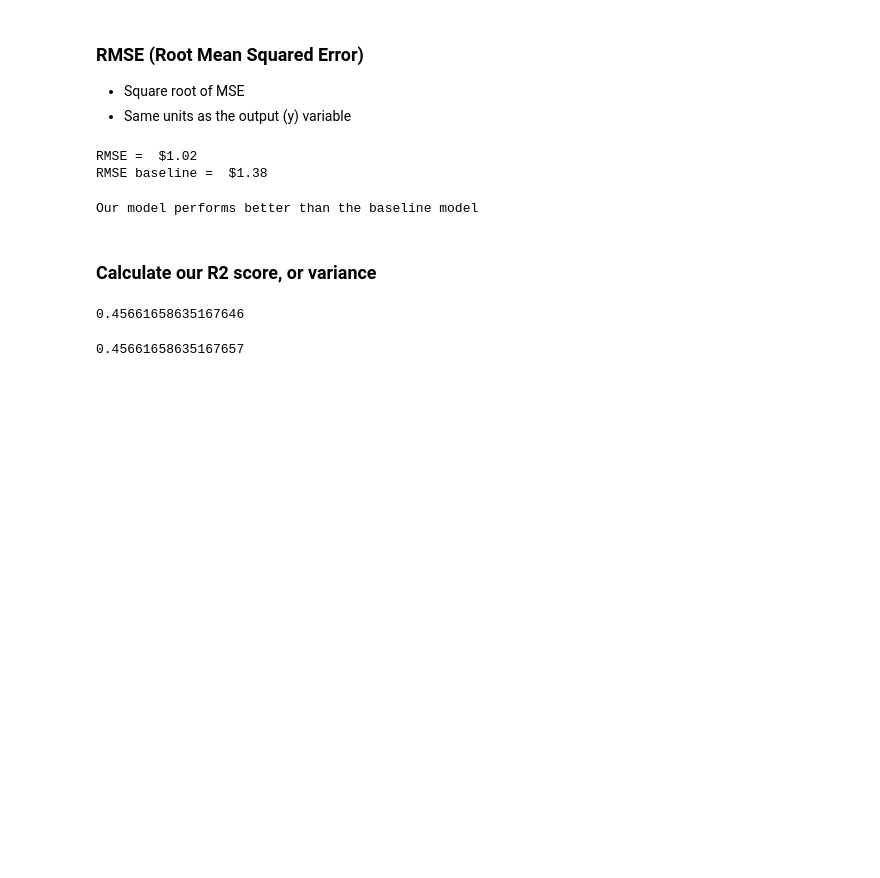
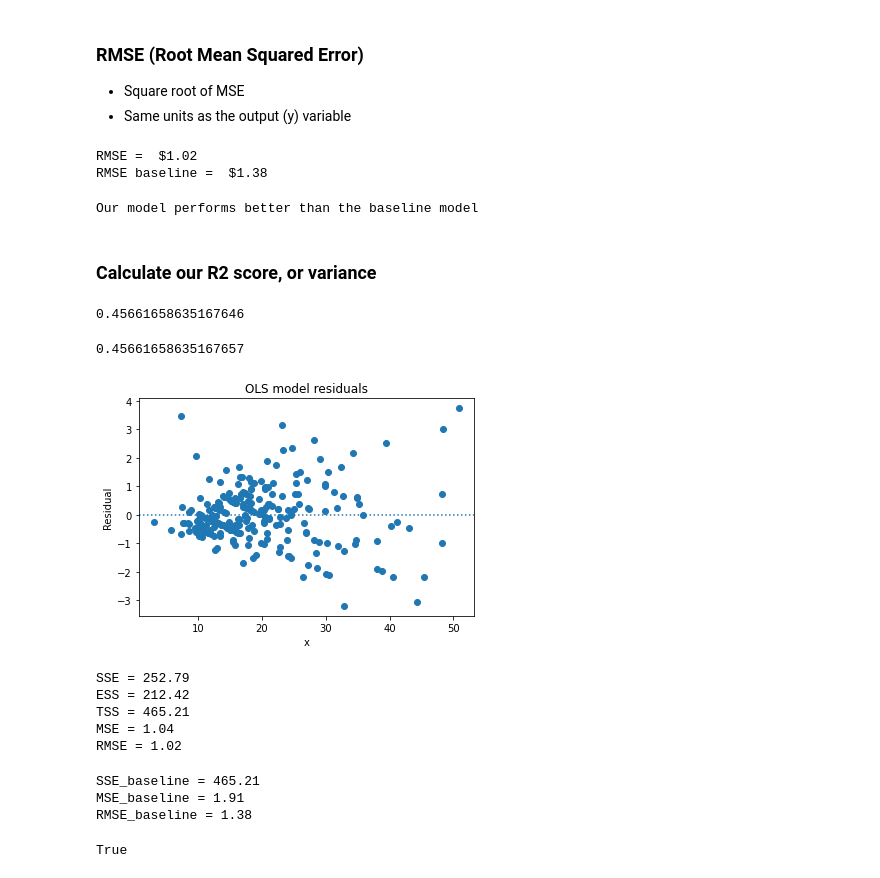
Before and after one commit to Joshua-C-Bryant/regression-exercises, a Jupyter notebook: evaluate.ipynb, the cells around one changed output. Drawn from its saved outputs; the diff is of its cells as text; code cells hidden in the pictures; blank space fills up the shorter version.

```diff
--- a/evaluate.ipynb
+++ b/evaluate.ipynb
@@ -70,6 +72,7 @@ lm.fit(df[['total_bill']], df.tip)
 
 # make prediction
 df['yhat'] = lm.predict(df[['total_bill']])
+yhat = df['yhat']
 
 df
 # %% [output]
@@ -262,3 +265,25 @@ from sklearn.metrics import r2_score
 r2_score(df.tip, df.yhat)
 # %% [output]
 0.45661658635167657
+# %%
+plot_residuals(x,y,yhat)
+# %% [output]
+[figure, added]
+# %%
+regression_errors(y,yhat)
+# %% [output]
+SSE = 252.79
+ESS = 212.42
+TSS = 465.21
+MSE = 1.04
+RMSE = 1.02
+# %%
+baseline_mean_errors(y)
+# %% [output]
+SSE_baseline = 465.21
+MSE_baseline = 1.91
+RMSE_baseline = 1.38
+# %%
+better_than_baseline(y,yhat)
+# %% [output]
+True
```
Also changed, not shown: parts of 11 cells of this notebook.
